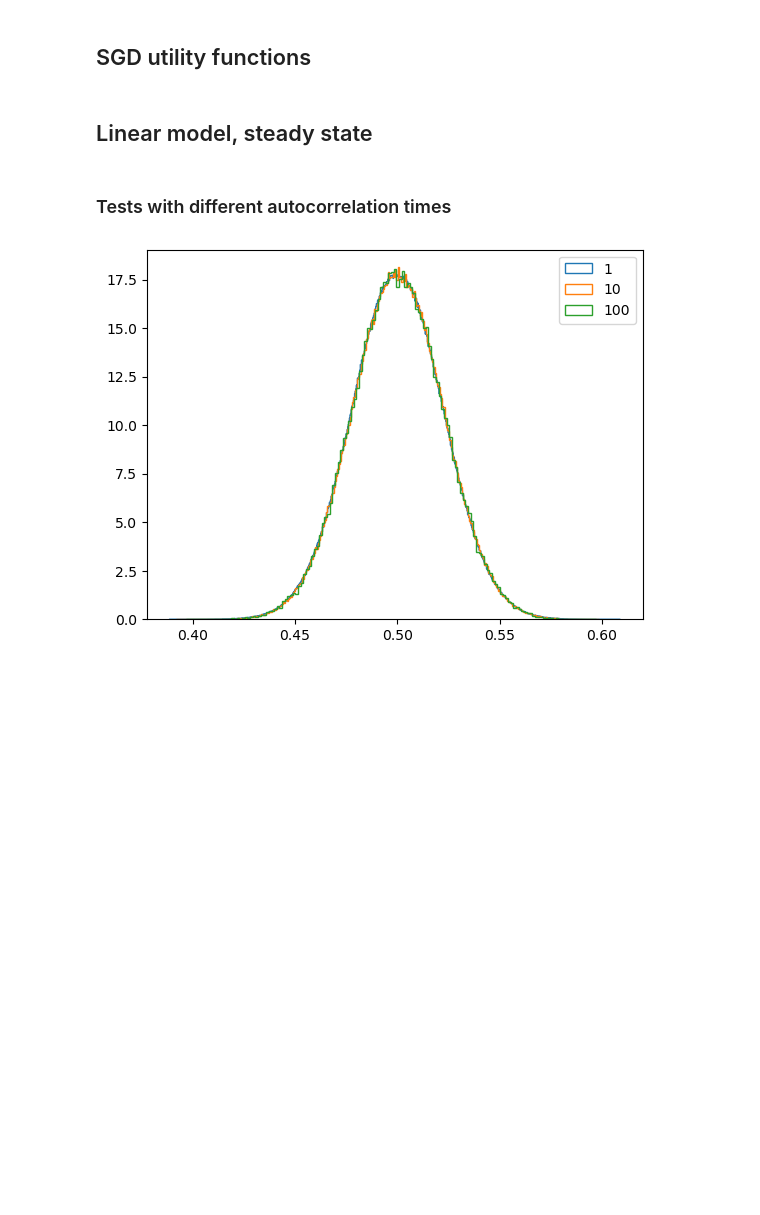
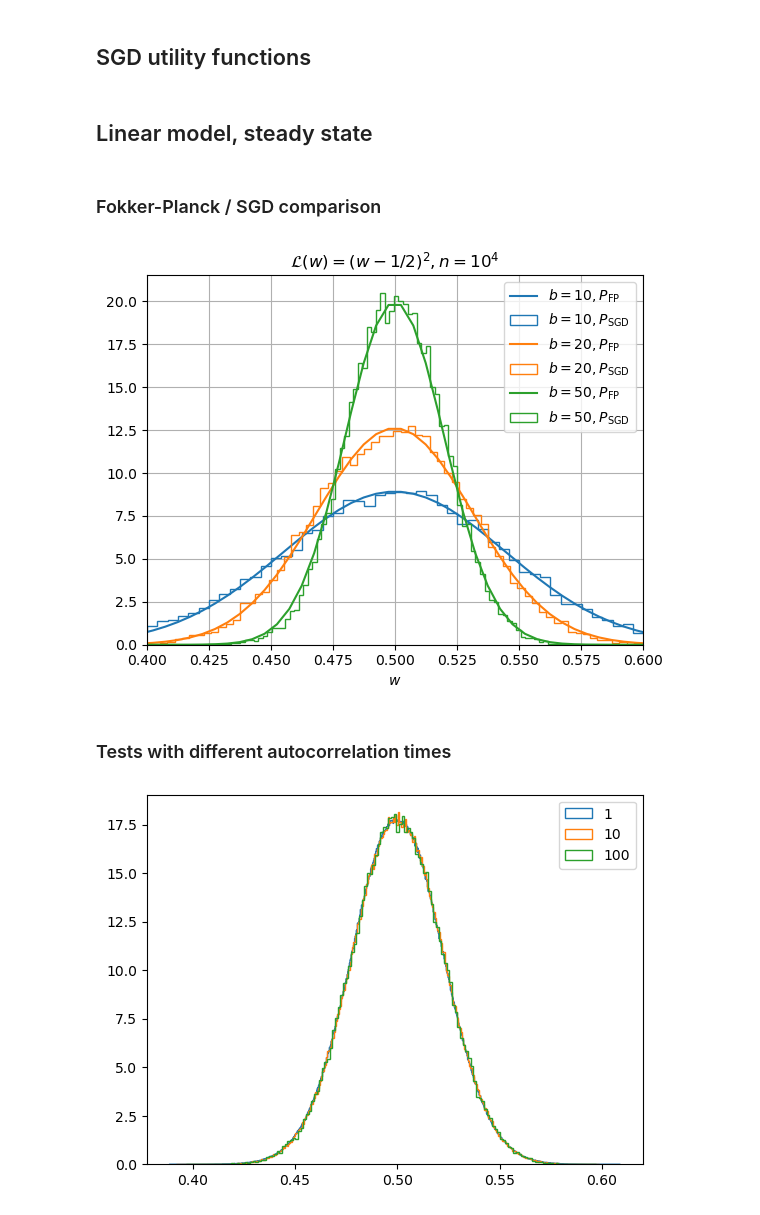
Before and after one commit to gcorlouer/sgd_on_singularities, a Jupyter notebook: experiments/SGD_Langevin_FP_comparison.ipynb, the cells around one changed output. Cells and saved outputs as stored; diff of their text form; code cells hidden in the pictures; blank space fills up the shorter version.

```diff
--- a/experiments/SGD_Langevin_FP_comparison.ipynb
+++ b/experiments/SGD_Langevin_FP_comparison.ipynb
@@ -189,6 +189,54 @@ def get_SGD_data_singular(std_epsilon, lr, b, nsamp, nsteps, seed, a):
     return np.array(S.w)
 # %% [markdown]
 ## Linear model, steady state
+# %% [markdown]
+### Fokker-Planck / SGD comparison
+# %%
+def get_FP_data_lin(nw, dt, steps, b, stde):
+    w, w0 = sym.symbols('w w0')
+    q = (w-w0)
+    v = 1.
+    ve = stde**2.
+    w0 = 0.5
+    L = 1
+    steps = int(10**3/dt)
+    return get_FP_data(q, nw, lr, v, ve, w0, b, L, dt, steps)
+# %%
+"""
+FP data
+"""
+bs = [10, 20, 50]
+stde = 2
+P = []
+for b in bs:
+    x, Ps = get_FP_data_lin(200, 1, 10**3, b, stde)
+    P.append(Ps)
+# %%
+"""
+SGD data
+"""
+nsteps = 2*10**3
+nsamp = 10**4
+wsSGD = dict()
+for b in bs:
+    wsSGD[b] = np.array([get_SGD_data_lin(stde, lr, b, nsamp, nsteps, seed) for seed in range(200)])
+# %%
+ti = 800
+tc = 10
+for b, Ps in zip(bs, P):
+    p=plt.plot(x, Ps[-1], ls='-', label=f'$b={b:g},P_\mathrm{{FP}}$')
+    data = wsSGD[b].T[ti::tc].ravel()
+    plt.hist(data, bins='auto', histtype='step', density=True, color=p[0].get_color(), label=f'$b={b:g},P_\mathrm{{SGD}}$')
+plt.grid()
+plt.xlim(.4,.6)
+plt.title(r'$\mathcal{L}(w) = (w-1/2)^2,n=10^4$')
+plt.legend()
+plt.xlabel('$w$')
+# plt.ylabel(r'$P(w,t\to \infty)$')
+plt.savefig('steady_state_FP_SGD.pdf', bbox_inches='tight')
+plt.show()
+# %% [output]
+[figure, added]
 # %% [markdown]
 ### Tests with different autocorrelation times
 # %%
```
Also changed, not shown: parts of 7 cells of this notebook.
